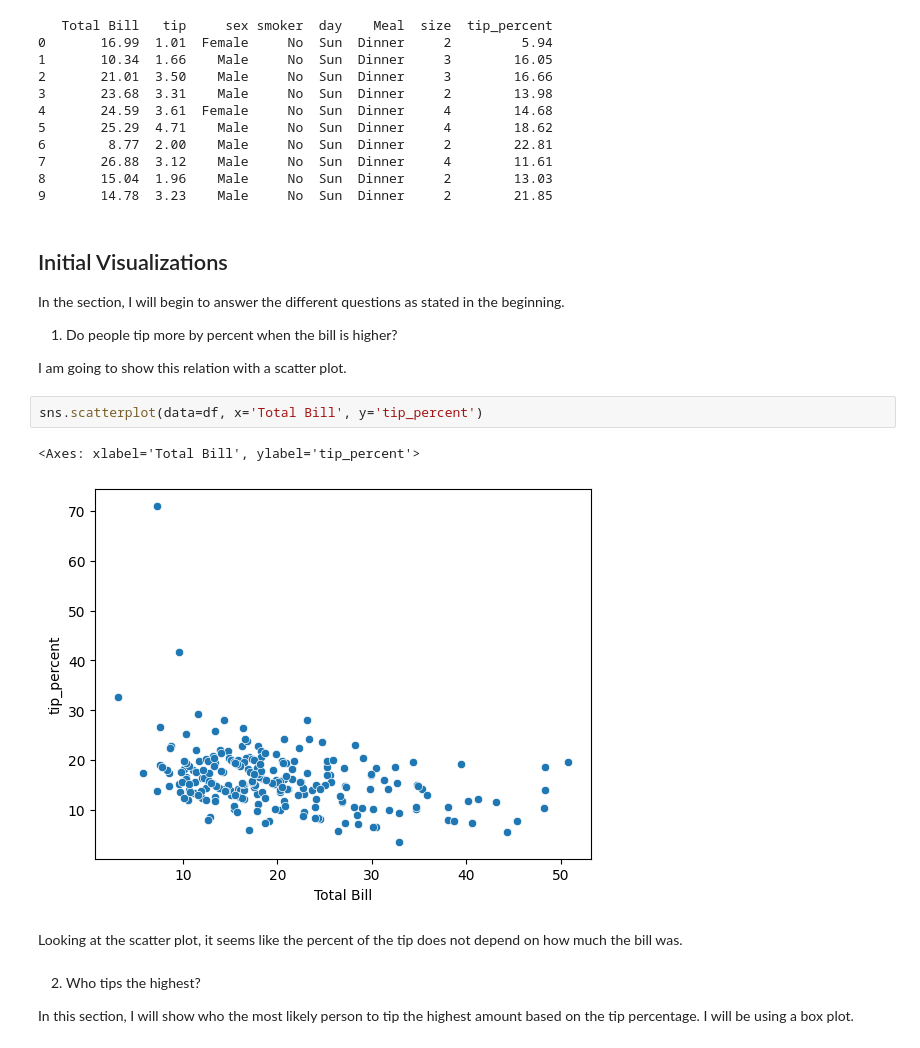
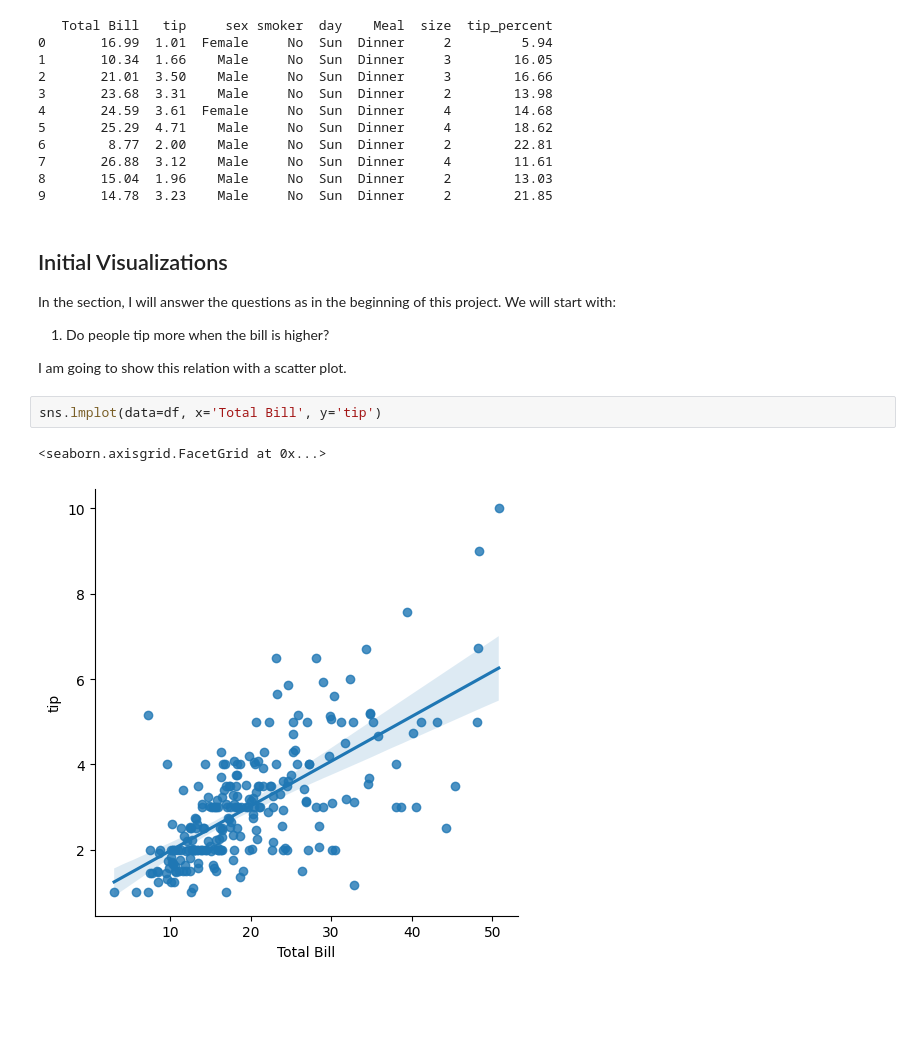
Before and after one commit to Bshell13/datafun-06-eda, a Jupyter notebook: shellenberger_eda.ipynb, the cells around one changed output. Saved outputs shown, nothing was run; the diff lists cells and outputs as text; blank space fills up the shorter version.

```diff
--- a/shellenberger_eda.ipynb
+++ b/shellenberger_eda.ipynb
@@ -121,19 +121,13 @@ print(df.head(10))
 9       14.78  3.23    Male     No  Sun  Dinner     2        21.85
 # %% [markdown]
 ## Initial Visualizations
-In the section, I will begin to answer the different questions as stated in the beginning.
+In the section, I will answer the questions as in the beginning of this project. We will start with:
 
-1. Do people tip more by percent when the bill is higher?
+1. Do people tip more when the bill is higher?
 
 I am going to show this relation with a scatter plot.
 # %%
-sns.scatterplot(data=df, x='Total Bill', y='tip_percent')
+sns.lmplot(data=df, x='Total Bill', y='tip')
 # %% [output]
-<Axes: xlabel='Total Bill', ylabel='tip_percent'>
+<seaborn.axisgrid.FacetGrid at 0x...>
-[figure, old version]
+[figure, new version]
-# %% [markdown]
-Looking at the scatter plot, it seems like the percent of the tip does not depend on how much the bill was.
-# %% [markdown]
-2. Who tips the highest?
-
-In this section, I will show who the most likely person to tip the highest amount based on the tip percentage. I will be using a box plot.
```
Also changed, not shown: parts of 7 cells of this notebook.
